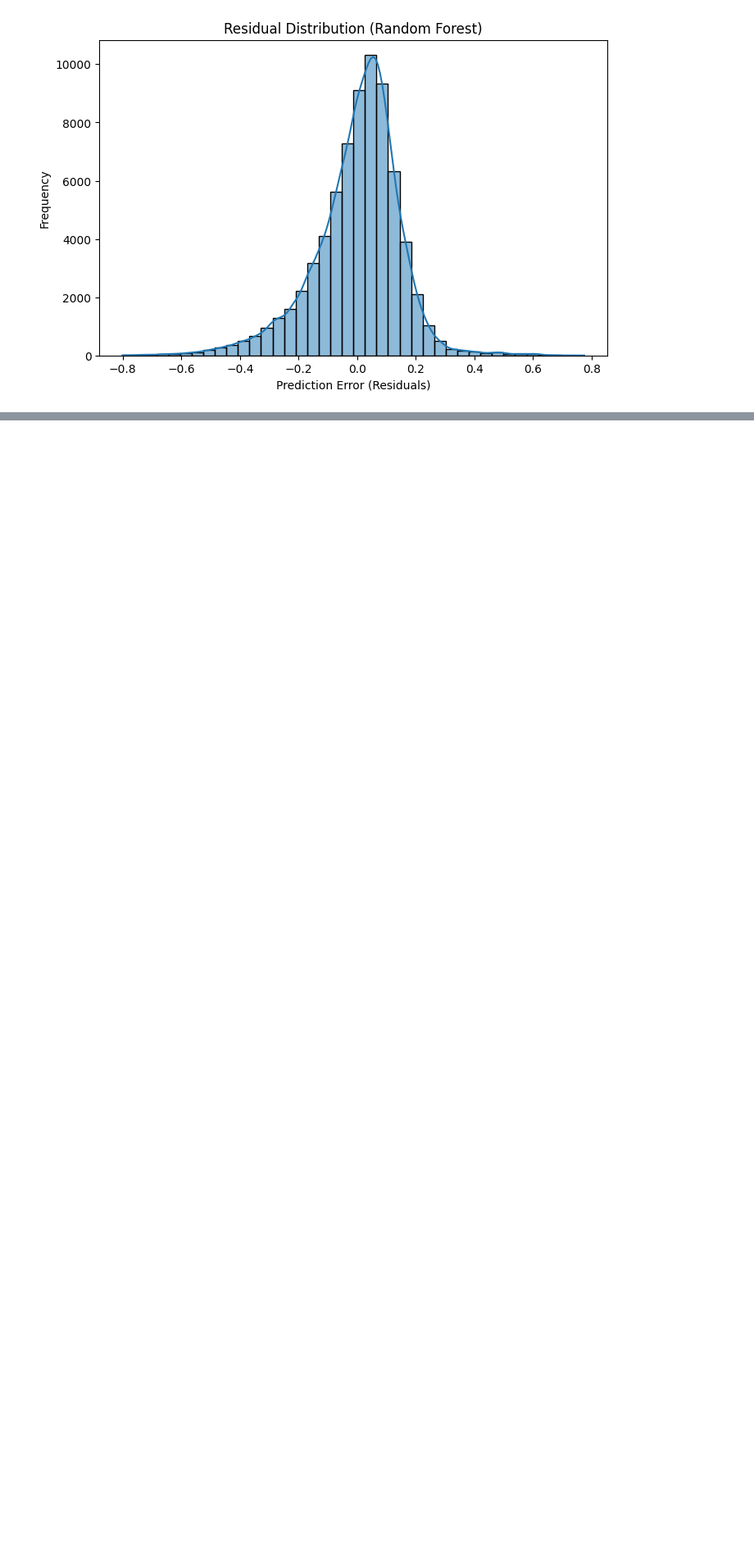
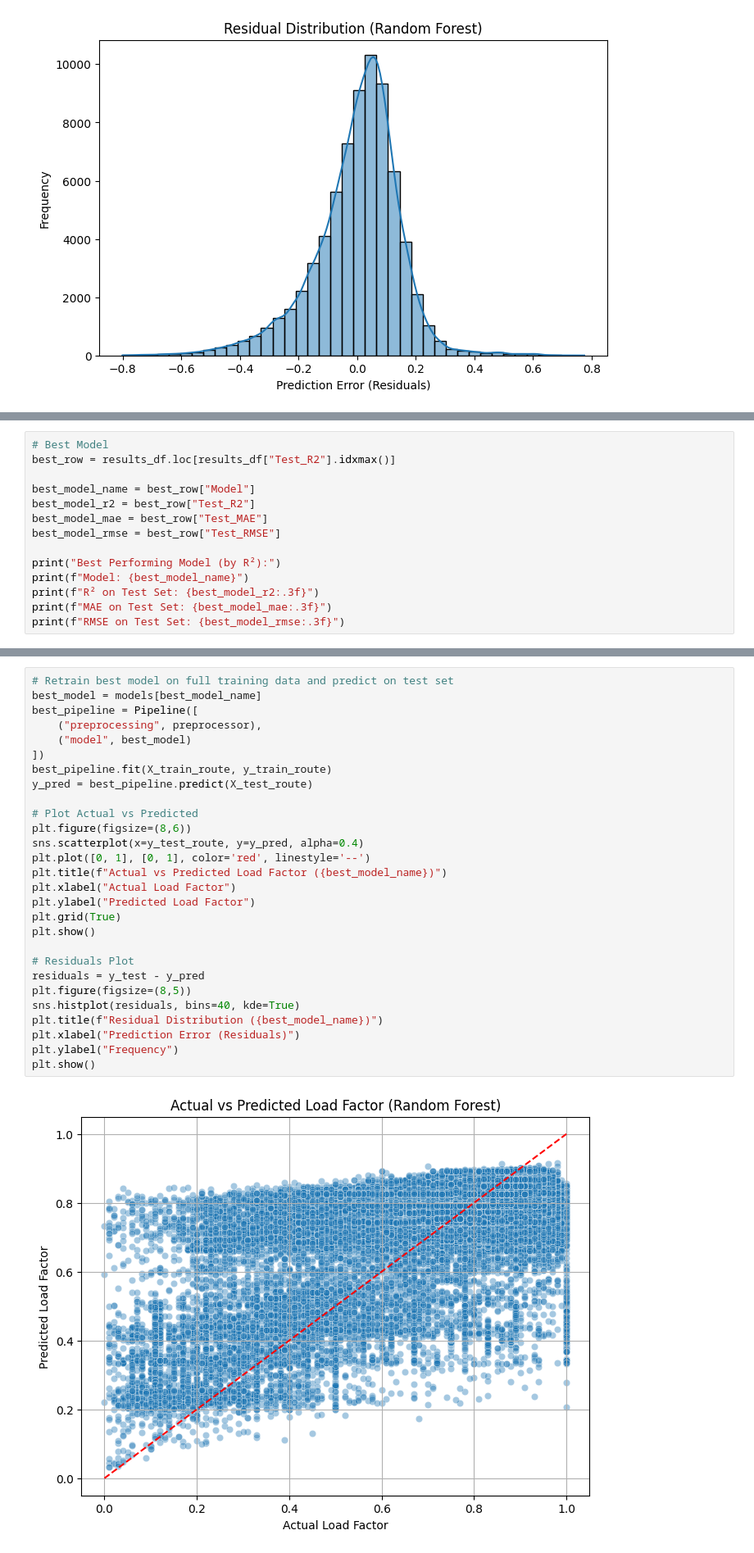
Before and after one commit to VerenaQu/passenger_load_prediction_project, a Jupyter notebook: notebooks/2_pax_load_factor_prediction.ipynb, the cells around one changed output, grey strips where cells are left out. Shown at 82% size. Saved outputs shown, nothing was run; the diff lists cells and outputs as text; blank space fills up the shorter version.

```diff
--- a/notebooks/2_pax_load_factor_prediction.ipynb
+++ b/notebooks/2_pax_load_factor_prediction.ipynb
@@ -195,0 +560,14 @@ plt.show()
+# %%
+# Best Model
+best_row = results_df.loc[results_df["Test_R2"].idxmax()]
+
+best_model_name = best_row["Model"]
+best_model_r2 = best_row["Test_R2"]
+best_model_mae = best_row["Test_MAE"]
+best_model_rmse = best_row["Test_RMSE"]
+
+print("Best Performing Model (by R²):")
+print(f"Model: {best_model_name}")
+print(f"R² on Test Set: {best_model_r2:.3f}")
+print(f"MAE on Test Set: {best_model_mae:.3f}")
+print(f"RMSE on Test Set: {best_model_rmse:.3f}")
@@ -195,0 +580,30 @@ plt.show()
+# %%
+# Retrain best model on full training data and predict on test set
+best_model = models[best_model_name]
+best_pipeline = Pipeline([
+    ("preprocessing", preprocessor),
+    ("model", best_model)
+])
+best_pipeline.fit(X_train_route, y_train_route)
+y_pred = best_pipeline.predict(X_test_route)
+
+# Plot Actual vs Predicted
+plt.figure(figsize=(8,6))
+sns.scatterplot(x=y_test_route, y=y_pred, alpha=0.4)
+plt.plot([0, 1], [0, 1], color='red', linestyle='--')
+plt.title(f"Actual vs Predicted Load Factor ({best_model_name})")
+plt.xlabel("Actual Load Factor")
+plt.ylabel("Predicted Load Factor")
+plt.grid(True)
+plt.show()
+
+# Residuals Plot
+residuals = y_test - y_pred
+plt.figure(figsize=(8,5))
+sns.histplot(residuals, bins=40, kde=True)
+plt.title(f"Residual Distribution ({best_model_name})")
+plt.xlabel("Prediction Error (Residuals)")
+plt.ylabel("Frequency")
+plt.show()
+# %% [output]
+[figure, added]
```
Also changed, not shown: parts of 32 cells of this notebook.
